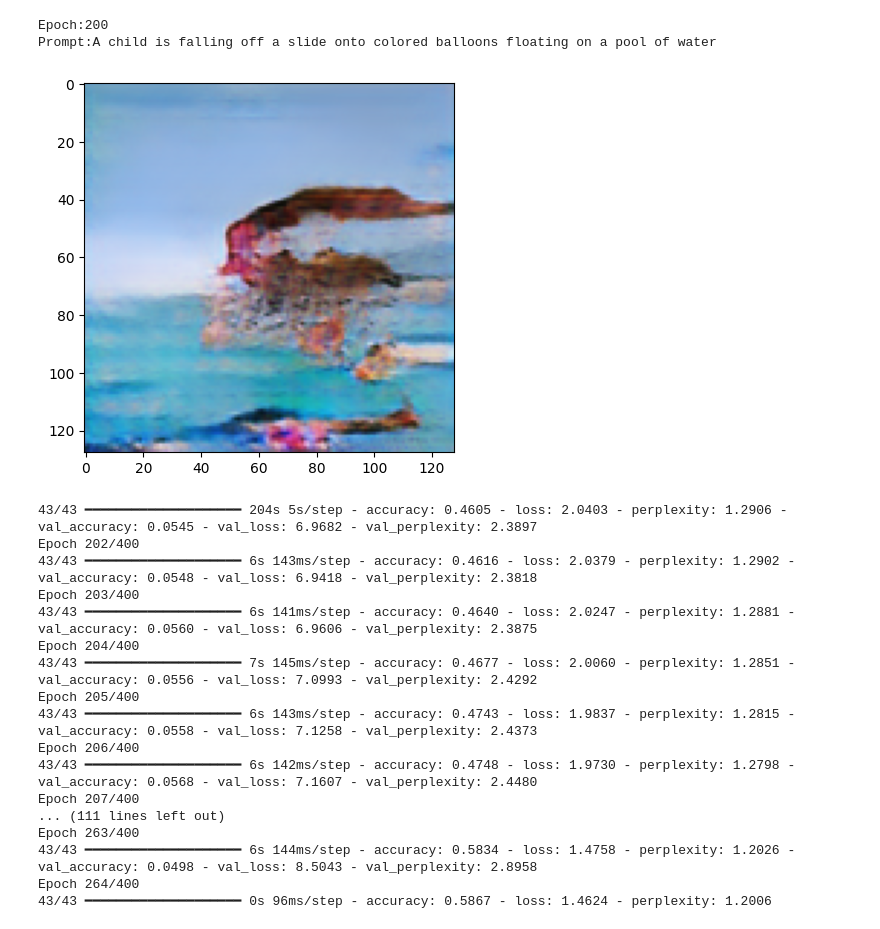
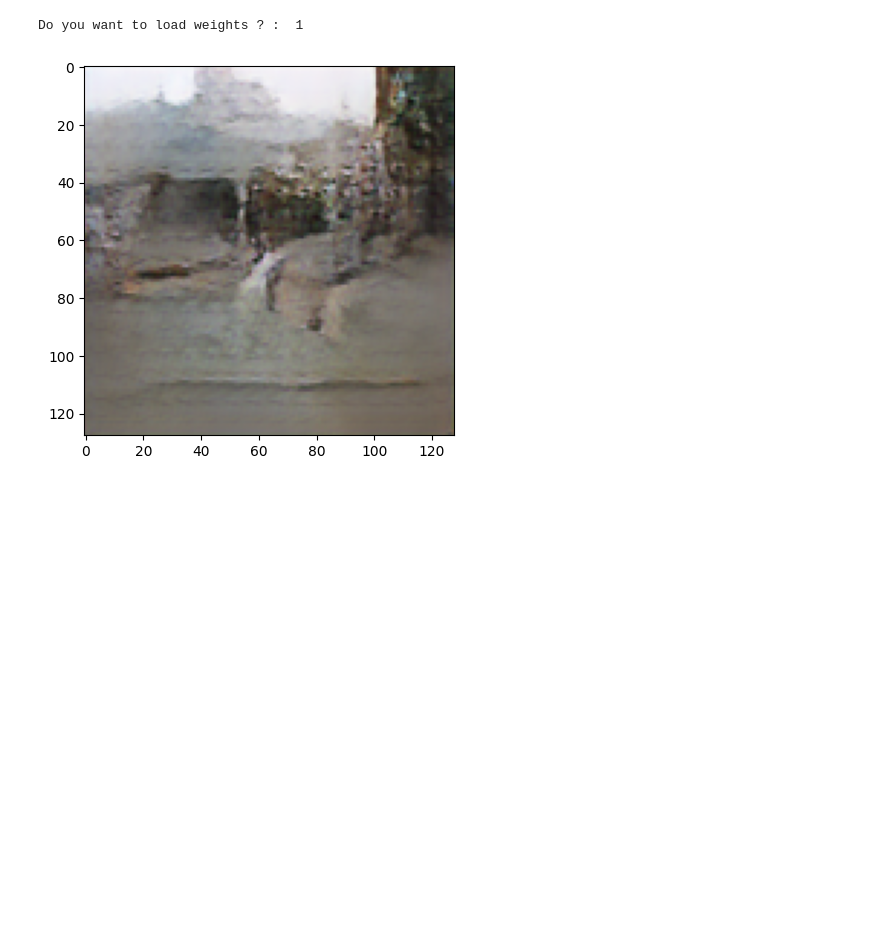
Before and after one commit to Beastojenisto/VQGAN-Transformer, a Jupyter notebook: vqtransformer2.ipynb, the cells around one changed output. Saved outputs shown, nothing was run; the diff lists cells and outputs as text; code cells hidden in the pictures; blank space fills up the shorter version.

Commit message:
Option of using either pretrained weights or training from scratch

```diff
--- a/vqtransformer2.ipynb
+++ b/vqtransformer2.ipynb
@@ -74,3 +94,4 @@ with strategy.scope():
     encoder = tf.keras.models.load_model('/kaggle/input/vqgan-parts/vqgan_epoch_78/epoch_78_encoder.keras',custom_objects={'SelfAttention': SelfAttention})
     decoder = tf.keras.models.load_model('/kaggle/input/vqgan-parts/vqgan_epoch_78/epoch_78_decoder.keras',custom_objects={'SelfAttention': SelfAttention})
     codebook = np.load('/kaggle/input/vqgan-parts/vqgan_epoch_78/epoch_78_codebook.npy')
+    codebook = tf.convert_to_tensor(codebook, dtype=tf.float32)
@@ -377,36 +403,24 @@ with strategy.scope():
         loss = loss_fn(y_true, y_pred)
         return tf.exp(tf.reduce_mean(loss))
 # %%
+is_loading = int(input("Do you want to load weights ? : "))
+
 with strategy.scope():
-    transformer.compile(loss=loss_fn,
+    if is_loading:
+        transformer.load_weights('/kaggle/input/vqgan-parts/VQGAN_Transformer.weights.h5')
+    else:
+        transformer.compile(loss=loss_fn,
                        optimizer=optimizer,
                        metrics=['accuracy',perplexity])
-    transformer.fit(train_dataset,epochs=400, callbacks=[callback],validation_data=val_dataset)
+        transformer.fit(train_dataset,epochs=400, callbacks=[callback],validation_data=val_dataset)
 # %% [output]
-Epoch:200
-Prompt:A child is falling off a slide onto colored balloons floating on a pool of water
+Do you want to load weights ? :  1
-[figure, removed]
-43/43 ━━━━━━━━━━━━━━━━━━━━ 204s 5s/step - accuracy: 0.4605 - loss: 2.0403 - perplexity: 1.2906 - val_accuracy: 0.0545 - val_loss: 6.9682 - val_perplexity: 2.3897
-Epoch 202/400
-43/43 ━━━━━━━━━━━━━━━━━━━━ 6s 143ms/step - accuracy: 0.4616 - loss: 2.0379 - perplexity: 1.2902 - val_accuracy: 0.0548 - val_loss: 6.9418 - val_perplexity: 2.3818
-Epoch 203/400
-43/43 ━━━━━━━━━━━━━━━━━━━━ 6s 141ms/step - accuracy: 0.4640 - loss: 2.0247 - perplexity: 1.2881 - val_accuracy: 0.0560 - val_loss: 6.9606 - val_perplexity: 2.3875
-Epoch 204/400
-43/43 ━━━━━━━━━━━━━━━━━━━━ 7s 145ms/step - accuracy: 0.4677 - loss: 2.0060 - perplexity: 1.2851 - val_accuracy: 0.0556 - val_loss: 7.0993 - val_perplexity: 2.4292
-Epoch 205/400
-43/43 ━━━━━━━━━━━━━━━━━━━━ 6s 143ms/step - accuracy: 0.4743 - loss: 1.9837 - perplexity: 1.2815 - val_accuracy: 0.0558 - val_loss: 7.1258 - val_perplexity: 2.4373
-Epoch 206/400
-43/43 ━━━━━━━━━━━━━━━━━━━━ 6s 142ms/step - accuracy: 0.4748 - loss: 1.9730 - perplexity: 1.2798 - val_accuracy: 0.0568 - val_loss: 7.1607 - val_perplexity: 2.4480
-Epoch 207/400
-... (111 lines left out)
-Epoch 263/400
-43/43 ━━━━━━━━━━━━━━━━━━━━ 6s 144ms/step - accuracy: 0.5834 - loss: 1.4758 - perplexity: 1.2026 - val_accuracy: 0.0498 - val_loss: 8.5043 - val_perplexity: 2.8958
-Epoch 264/400
-43/43 ━━━━━━━━━━━━━━━━━━━━ 0s 96ms/step - accuracy: 0.5867 - loss: 1.4624 - perplexity: 1.2006
 # %%
 with strategy.scope():
-    output_tokens = generate_image_tokens("black dog in grass")
+    output_tokens = generate_image_tokens("A man walking in road")
     embedding = get_embeddings(output_tokens,codebook)
     image = decoder(embedding)
     plt.imshow(image[0])
     plt.show()
+# %% [output]
+[figure, added]
```
Also changed, not shown: parts of 10 cells of this notebook.
